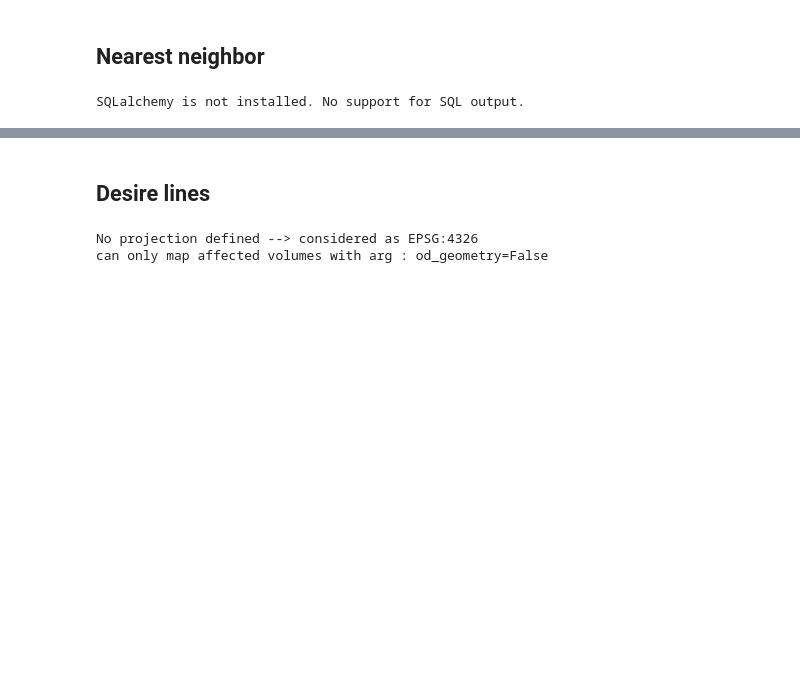
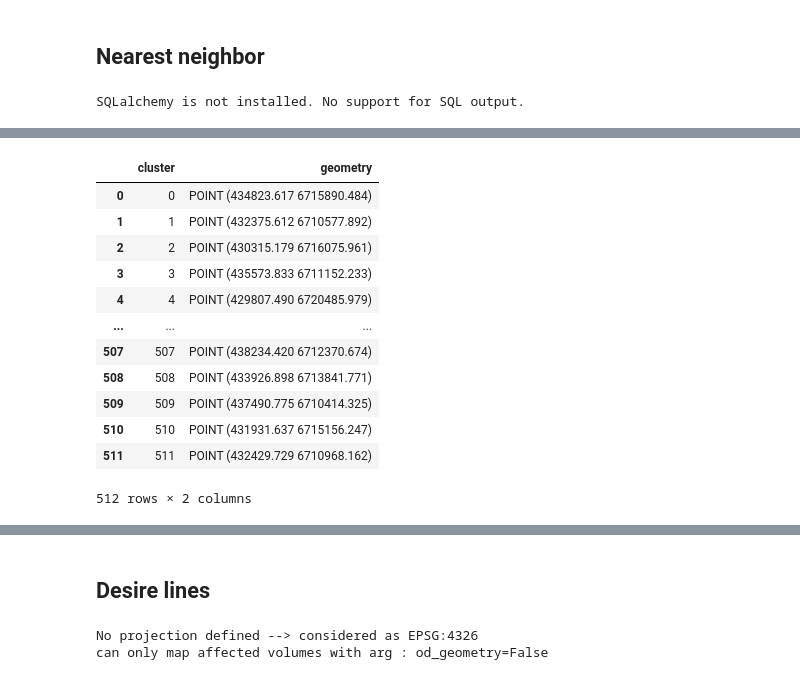
Before and after one commit to systragroup/syspy_examples, a Jupyter notebook: syspy/03_neighbors.ipynb, the cells around one changed output, grey strips where cells are left out. Saved outputs shown, nothing was run; the diff lists cells and outputs as text; code cells hidden in the pictures; blank space fills up the shorter version.

```diff
--- a/syspy/03_neighbors.ipynb
+++ b/syspy/03_neighbors.ipynb
@@ -38,0 +48,16 @@ nodes['cluster_id'] = neighbors.nearest(nodes, clusters).set_index('ix_one')['ix
+# %%
+clusters
+# %% [output]
+|  | cluster | geometry |
+| 0 | 0 | POINT (434823.617 6715890.484) |
+| 1 | 1 | POINT (432375.612 6710577.892) |
+| 2 | 2 | POINT (430315.179 6716075.961) |
+| 3 | 3 | POINT (435573.833 6711152.233) |
+| 4 | 4 | POINT (429807.490 6720485.979) |
+| ... | ... | ... |
+| 507 | 507 | POINT (438234.420 6712370.674) |
+| 508 | 508 | POINT (433926.898 6713841.771) |
+| 509 | 509 | POINT (437490.775 6710414.325) |
+| 510 | 510 | POINT (431931.637 6715156.247) |
+| 511 | 511 | POINT (432429.729 6710968.162) |
+512 rows × 2 columns
```
Also changed, not shown: parts of 10 cells of this notebook, 26 other files.
